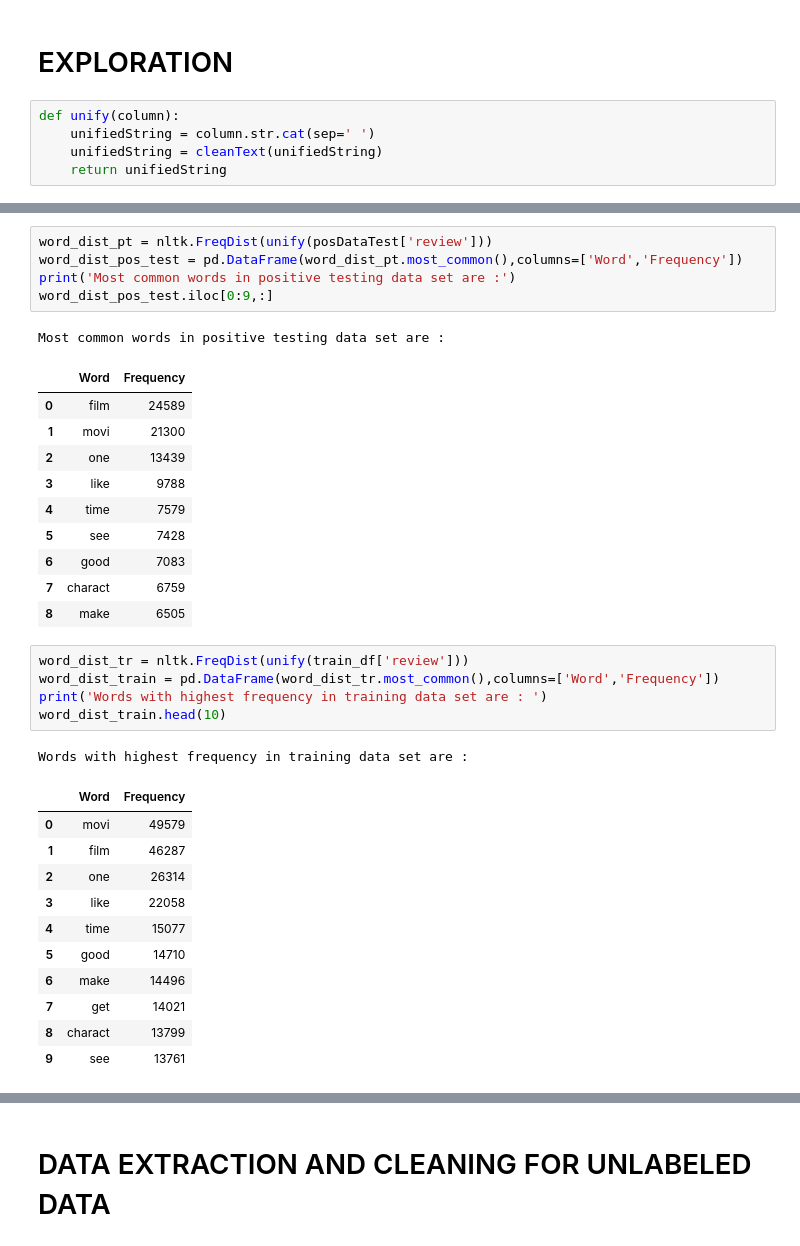
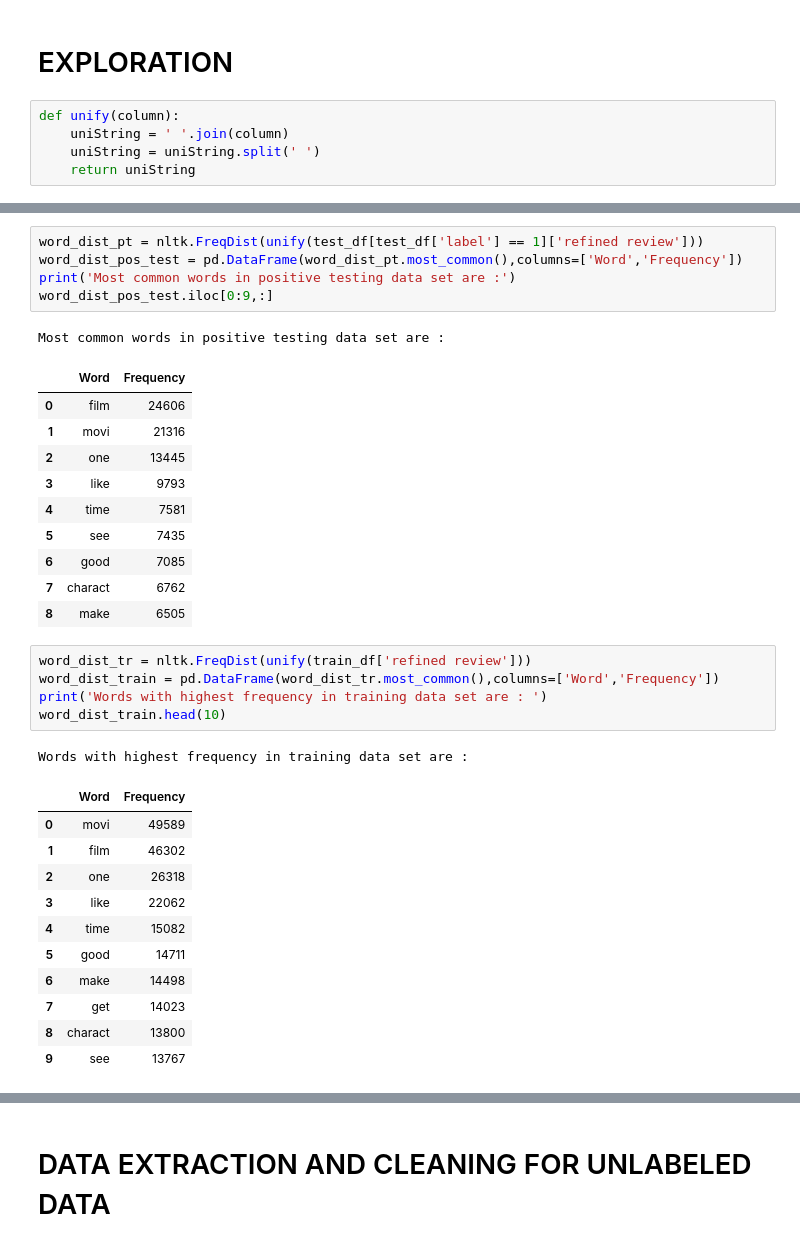
Before and after one commit to varun-kumar-812/Capstone-IMDB-movie-reviews, a Jupyter notebook: Capstone.ipynb, the cells around one changed output, grey strips where cells are left out. Drawn from its saved outputs; the diff is of its cells as text.

```diff
--- a/Capstone.ipynb
+++ b/Capstone.ipynb
@@ -180,9 +190,9 @@ print(value[0:30])
 ['bad', 'bet', 'bulli', 'charact', 'even', 'far', 'friend', 'great', 'hang', 'im', 'joe', 'know', 'like', 'lta', 'luci', 'man', 'mean', 'movi', 'red', 'role', 'say', 'scene', 'shot', 'sit', 'someon',  ...
 # %% [markdown]
 # EXPLORATION
-# %%
-def unify(column):
-    unifiedString = column.str.cat(sep=' ')
-    unifiedString = cleanText(unifiedString)
-    return unifiedString
+# %%
+def unify(column):
+    uniString = ' '.join(column)
+    uniString = uniString.split(' ')
+    return uniString
 # %%
@@ -239,38 +249,38 @@ Most common words in negative testing data set are :
 # %%
-word_dist_pt = nltk.FreqDist(unify(posDataTest['review']))
+word_dist_pt = nltk.FreqDist(unify(test_df[test_df['label'] == 1]['refined review']))
 word_dist_pos_test = pd.DataFrame(word_dist_pt.most_common(),columns=['Word','Frequency'])
 print('Most common words in positive testing data set are :')
 word_dist_pos_test.iloc[0:9,:]
 # %% [output]
 Most common words in positive testing data set are :
 |  | Word | Frequency |
-| 0 | film | 24589 |
-| 1 | movi | 21300 |
-| 2 | one | 13439 |
-| 3 | like | 9788 |
-| 4 | time | 7579 |
-| 5 | see | 7428 |
-| 6 | good | 7083 |
-| 7 | charact | 6759 |
+| 0 | film | 24606 |
+| 1 | movi | 21316 |
+| 2 | one | 13445 |
+| 3 | like | 9793 |
+| 4 | time | 7581 |
+| 5 | see | 7435 |
+| 6 | good | 7085 |
+| 7 | charact | 6762 |
 | 8 | make | 6505 |
 # %%
-word_dist_tr = nltk.FreqDist(unify(train_df['review']))
+word_dist_tr = nltk.FreqDist(unify(train_df['refined review']))
 word_dist_train = pd.DataFrame(word_dist_tr.most_common(),columns=['Word','Frequency'])
 print('Words with highest frequency in training data set are : ')
 word_dist_train.head(10)
 # %% [output]
 Words with highest frequency in training data set are :
 |  | Word | Frequency |
-| 0 | movi | 49579 |
-| 1 | film | 46287 |
-| 2 | one | 26314 |
-| 3 | like | 22058 |
-| 4 | time | 15077 |
-| 5 | good | 14710 |
-| 6 | make | 14496 |
-| 7 | get | 14021 |
-| 8 | charact | 13799 |
-| 9 | see | 13761 |
+| 0 | movi | 49589 |
+| 1 | film | 46302 |
+| 2 | one | 26318 |
+| 3 | like | 22062 |
+| 4 | time | 15082 |
+| 5 | good | 14711 |
+| 6 | make | 14498 |
+| 7 | get | 14023 |
+| 8 | charact | 13800 |
+| 9 | see | 13767 |
 # %%
 print('Words with lowest frequency in training data set are : ')
 word_dist_train.tail(10)
```
Also changed, not shown: parts of 10 cells of this notebook.
